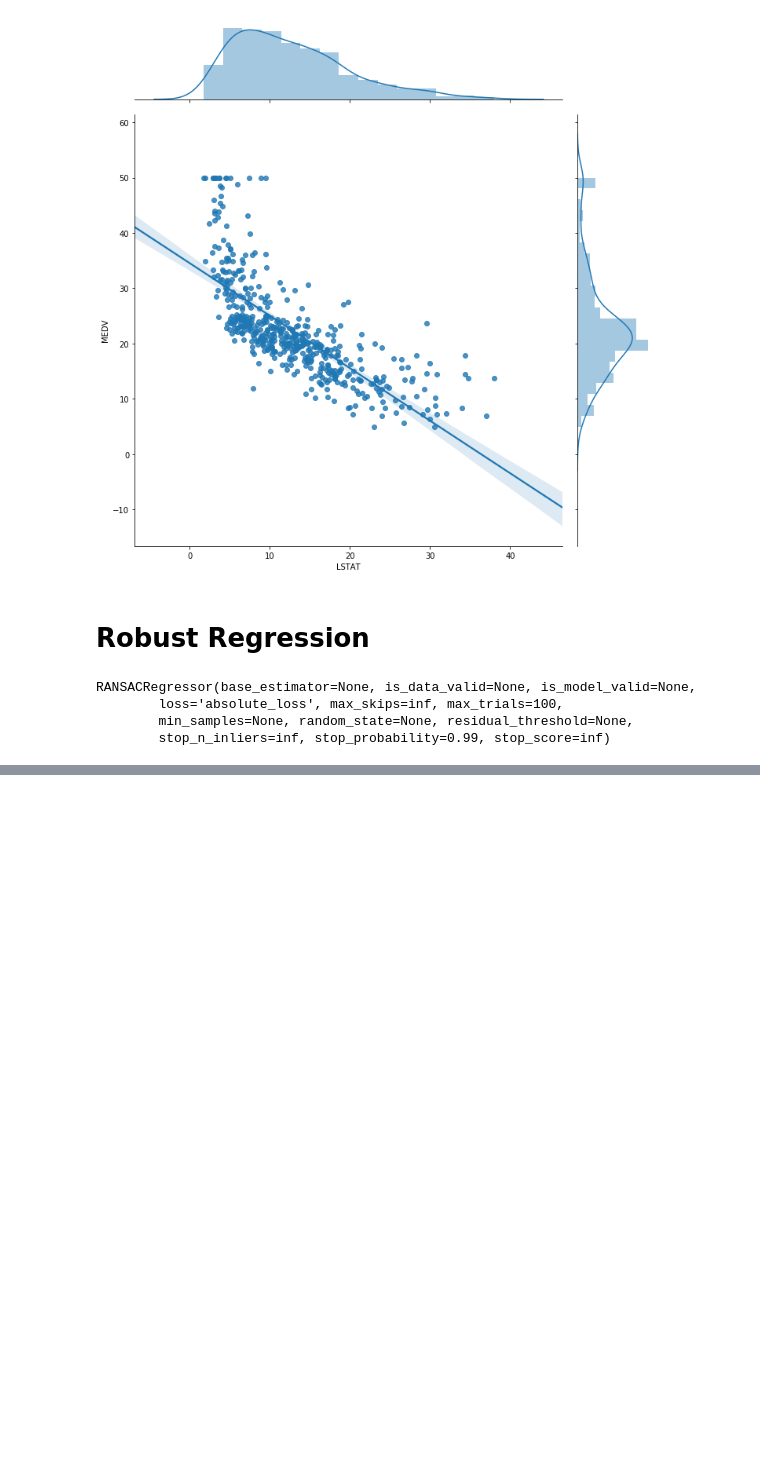
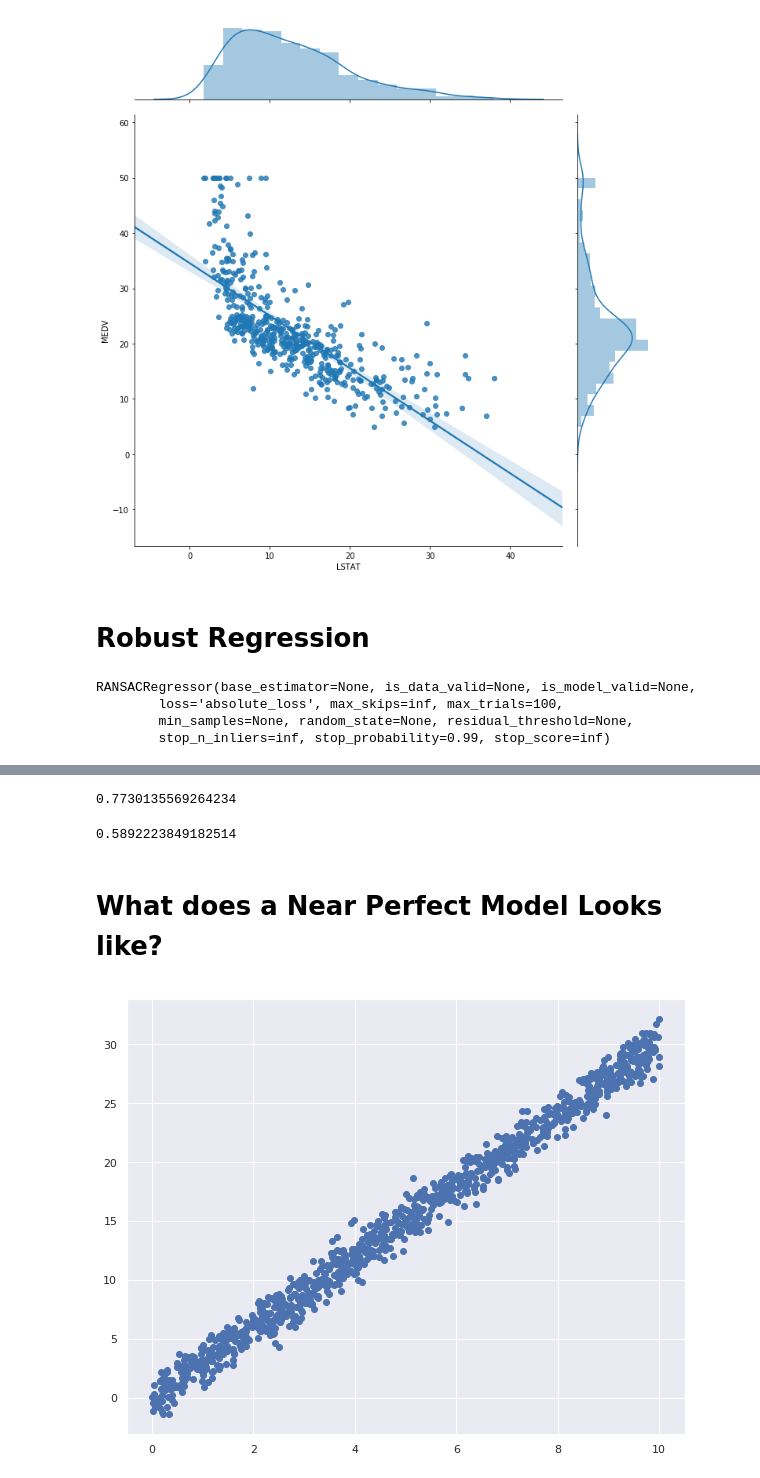
Before and after one commit to ineersa/ml-education, a Jupyter notebook: Boston Housing Price Prediction.ipynb, the cells around one changed output, grey strips where cells are left out. Cells and saved outputs as stored; diff of their text form; code cells hidden in the pictures; blank space fills up the shorter version.

Commit message:
model evaluation

```diff
--- a/Boston Housing Price Prediction.ipynb
+++ b/Boston Housing Price Prediction.ipynb
@@ -229,0 +295,19 @@ ransac.estimator_.intercept_
+# %%
+r2_score(y_train, y_train_predict)
+# %% [output]
+0.7730135569264234
+# %%
+r2_score(y_test, y_test_predict)
+# %% [output]
+0.5892223849182514
+# %% [markdown]
+# What does a Near Perfect Model Looks like?
+# %%
+generate_random = np.random.RandomState(0)
+x = 10 * generate_random.rand(1000)
+y = 3 * x + np.random.randn(1000)
+plt.figure(figsize = (10, 8))
+plt.scatter(x, y);
+plt.show()
+# %% [output]
+[figure, added]
```
Also changed, not shown: parts of 33 cells of this notebook.
